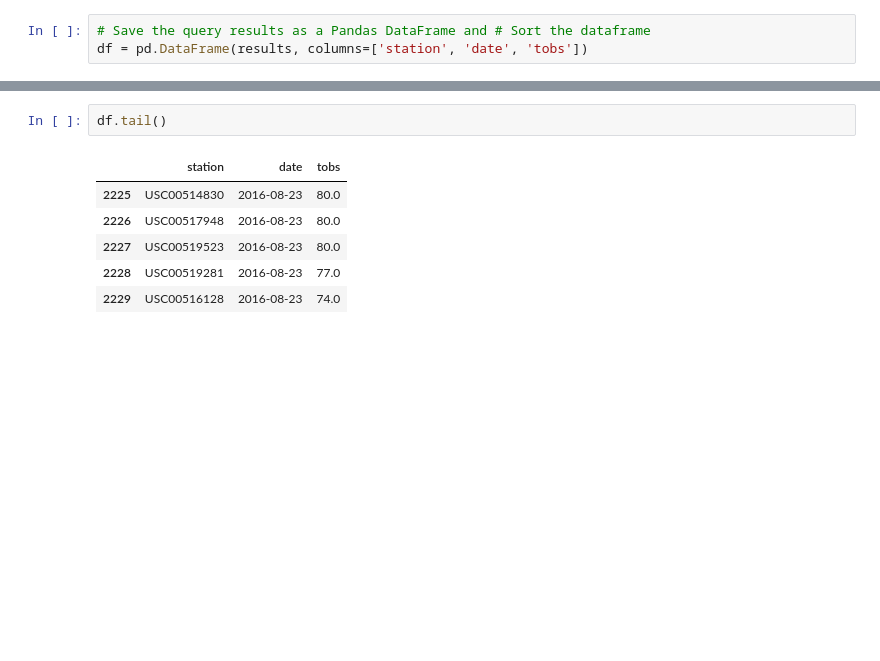
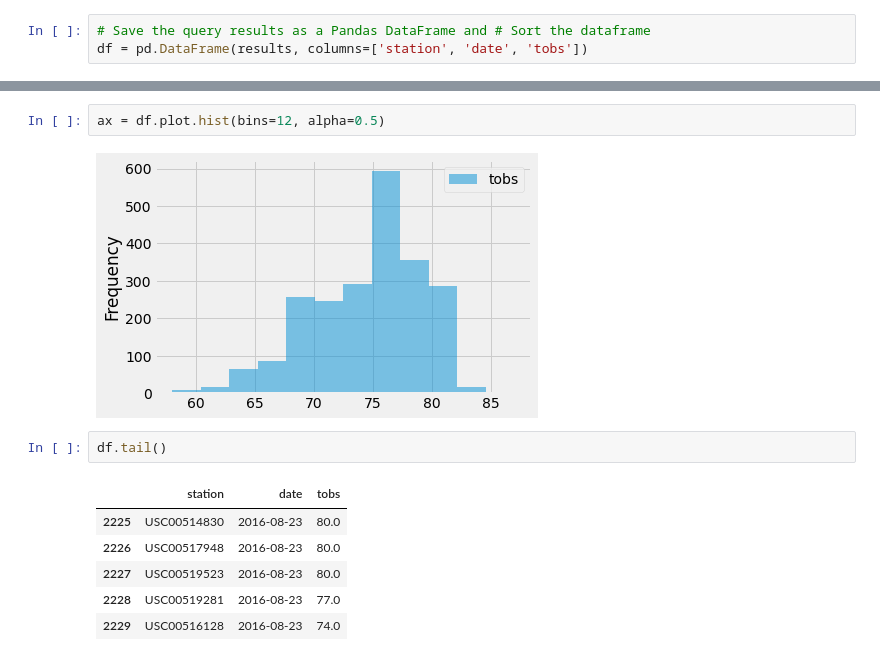
Before and after one commit to ladyj-dev/sqlalchemy-challenge, a Jupyter notebook: climate_starter_asj.ipynb, the cells around one changed output, grey strips where cells are left out. Drawn from its saved outputs; the diff is of its cells as text; blank space fills up the shorter version.

Commit message:
histogram

```diff
--- a/climate_starter_asj.ipynb
+++ b/climate_starter_asj.ipynb
@@ -307,3 +329,7 @@ df = pd.DataFrame(results, columns=['station', 'date', 'tobs'])
+# %%
+ax = df.plot.hist(bins=12, alpha=0.5)
+# %% [output]
+[figure, added]
 # %%
 df.tail()
 # %% [output]
```
Also changed, not shown: parts of 9 cells of this notebook.
